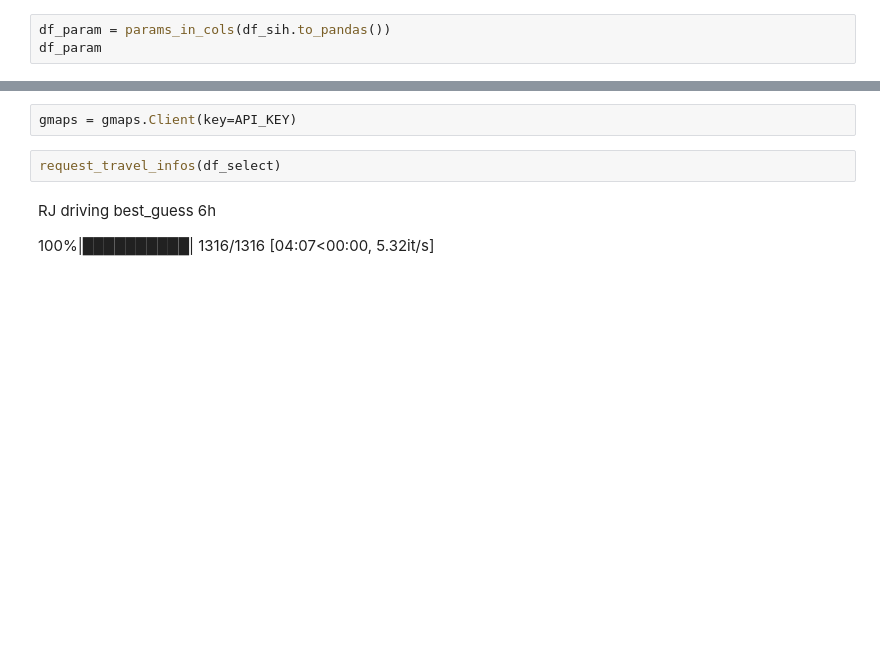
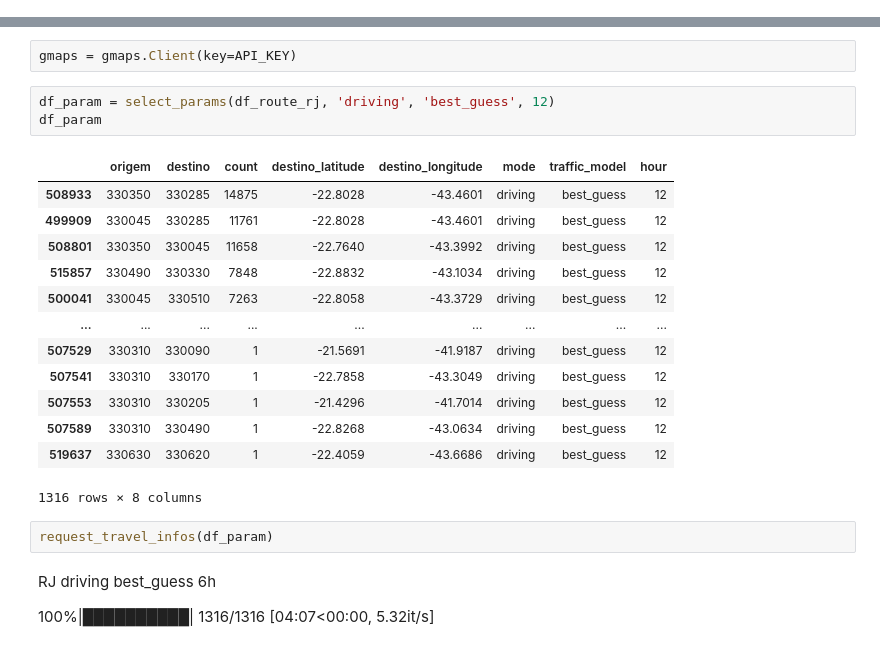
Before and after one commit to lucaslopes/gestantes, a Jupyter notebook: sections/database_gmaps.ipynb, the cells around one changed output, grey strips where cells are left out. Drawn from its saved outputs; the diff is of its cells as text; blank space fills up the shorter version.

```diff
--- a/sections/database_gmaps.ipynb
+++ b/sections/database_gmaps.ipynb
@@ -159,6 +137,3 @@ def params_in_cols(df):
     'origem', 'destino', 'mode', 'traffic_model', 'hour'])
   df_param = df_param.reset_index(drop=True)
   return df_param
-# %%
-df_param = params_in_cols(df_sih.to_pandas())
-df_param
@@ -283,8 +269,25 @@ df_select
 ## Consulta API
 # %%
 gmaps = gmaps.Client(key=API_KEY)
+# %%
+df_param = select_params(df_route_rj, 'driving', 'best_guess', 12)
+df_param
+# %% [output]
+|  | origem | destino | count | destino_latitude | destino_longitude | mode | traffic_model | hour |
+| 508933 | 330350 | 330285 | 14875 | -22.8028 | -43.4601 | driving | best_guess | 12 |
+| 499909 | 330045 | 330285 | 11761 | -22.8028 | -43.4601 | driving | best_guess | 12 |
+| 508801 | 330350 | 330045 | 11658 | -22.7640 | -43.3992 | driving | best_guess | 12 |
+| 515857 | 330490 | 330330 | 7848 | -22.8832 | -43.1034 | driving | best_guess | 12 |
+| 500041 | 330045 | 330510 | 7263 | -22.8058 | -43.3729 | driving | best_guess | 12 |
+| ... | ... | ... | ... | ... | ... | ... | ... | ... |
+| 507529 | 330310 | 330090 | 1 | -21.5691 | -41.9187 | driving | best_guess | 12 |
+| 507541 | 330310 | 330170 | 1 | -22.7858 | -43.3049 | driving | best_guess | 12 |
+| 507553 | 330310 | 330205 | 1 | -21.4296 | -41.7014 | driving | best_guess | 12 |
+| 507589 | 330310 | 330490 | 1 | -22.8268 | -43.0634 | driving | best_guess | 12 |
+| 519637 | 330630 | 330620 | 1 | -22.4059 | -43.6686 | driving | best_guess | 12 |
+1316 rows × 8 columns
 # %%
-request_travel_infos(df_select)
+request_travel_infos(df_param)
 # %% [markdown]
 RJ driving best_guess 6h
 
```
Also changed, not shown: parts of 58 cells of this notebook, 2 other files.
